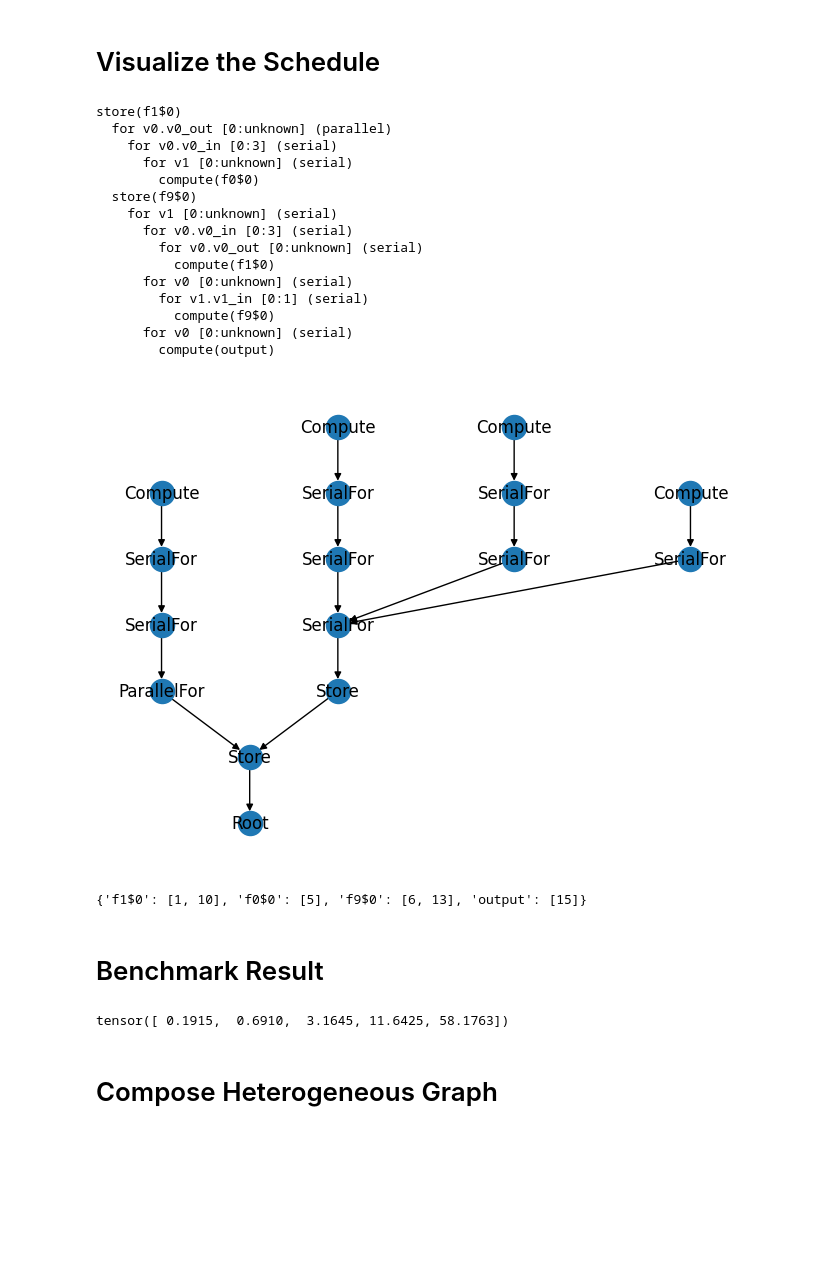
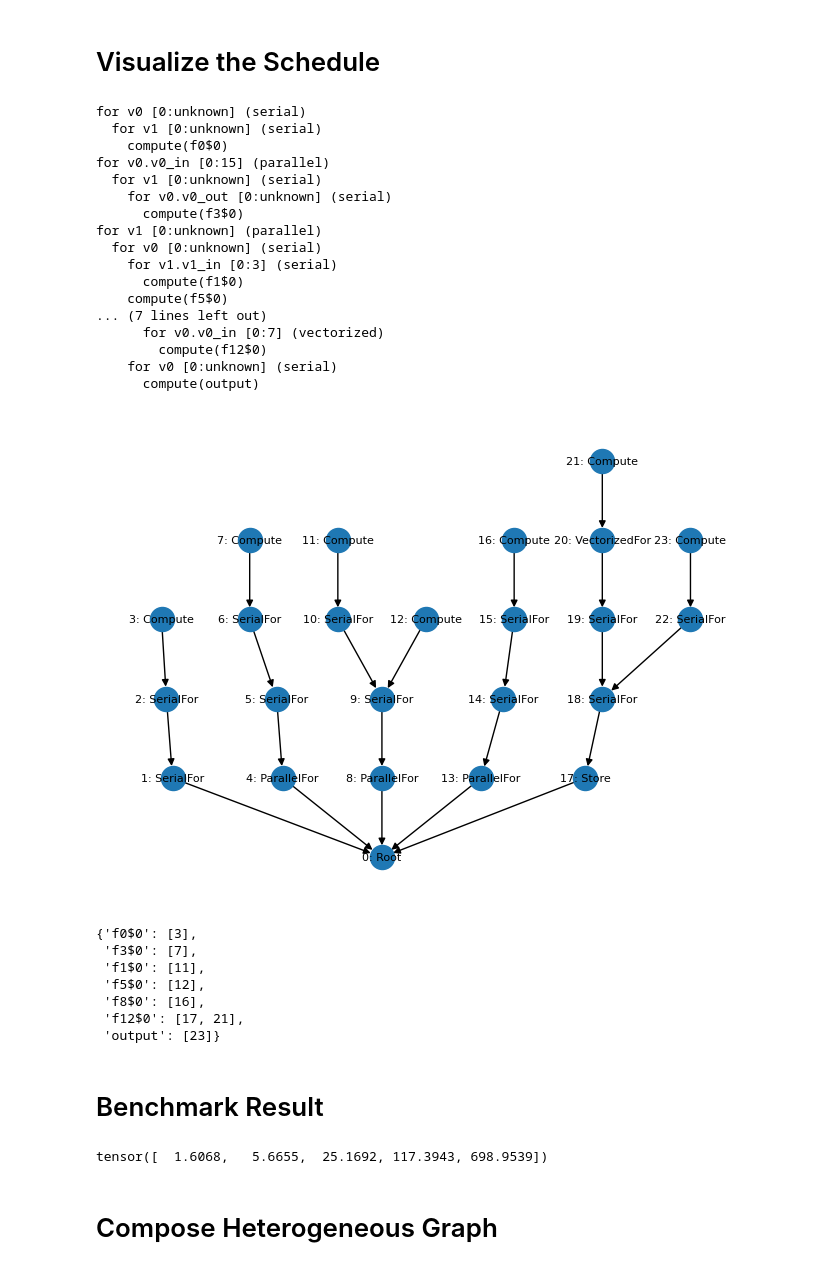
Before and after one commit to fangjunzhou/halide-gnn-cost-model, a Jupyter notebook: notebooks/dataset_playground.ipynb, the cells around one changed output. Saved outputs shown, nothing was run; the diff lists cells and outputs as text; code cells hidden in the pictures; blank space fills up the shorter version.

```diff
--- a/notebooks/dataset_playground.ipynb
+++ b/notebooks/dataset_playground.ipynb
@@ -11,11 +11,13 @@ from networkx.drawing.nx_pydot import graphviz_layout, pydot_layout
 
 from halide_gnn_cost_model.ast_parser import parse_ast, ASTFormatVisitor, ASTGraphVisitor
 from halide_gnn_cost_model.schedule_parser import  parse_schedule, ScheduleFormatVisitor, ScheduleGraphVisitor
+# %%
+PIPELINE_DIR = Path("../resources/pipelines/pipeline_1_0")
 # %% [markdown]
 # Visualize a Pipeline DAG
 # %%
 # Load the pipeline DAG from a JSON file.
-DAG_JSON_PATH = "../resources/pipelines/pipeline_0_0/dag.json"
+DAG_JSON_PATH = PIPELINE_DIR / "dag.json"
 with open(DAG_JSON_PATH, "r") as f:
     dag_data = json.load(f)
 # %%
@@ -43,7 +51,7 @@ func_name_to_id
 # %% [markdown]
 # Visualize the AST
 # %%
-AST_PATH = "../resources/pipelines/pipeline_0_0/ast.json"
+AST_PATH = PIPELINE_DIR / "ast.json"
 with open(AST_PATH, "r") as f:
     ast_data = json.load(f)
 ast_roots = parse_ast(ast_data)
@@ -70,7 +81,7 @@ nx.draw(ast_graph, labels=labels, pos=graphviz_layout(ast_graph, prog="twopi"))
 # %% [markdown]
 # Visualize the Schedule
 # %%
-SCHEDULE_PATH = "../resources/pipelines/pipeline_0_0/schedule.json"
+SCHEDULE_PATH = PIPELINE_DIR / "schedule.json"
 with open(SCHEDULE_PATH, "r") as f:
     schedule_data = json.load(f)
 schedule_root = parse_schedule(schedule_data)
@@ -78,29 +89,31 @@ visitor = ScheduleFormatVisitor()
 schedule_root.accept(visitor)
 print(visitor.get_result())
 # %% [output]
-store(f1$0)
-  for v0.v0_out [0:unknown] (parallel)
-    for v0.v0_in [0:3] (serial)
-      for v1 [0:unknown] (serial)
-        compute(f0$0)
-  store(f9$0)
-    for v1 [0:unknown] (serial)
-      for v0.v0_in [0:3] (serial)
-        for v0.v0_out [0:unknown] (serial)
-          compute(f1$0)
-      for v0 [0:unknown] (serial)
-        for v1.v1_in [0:1] (serial)
-          compute(f9$0)
-      for v0 [0:unknown] (serial)
-        compute(output)
+for v0 [0:unknown] (serial)
+  for v1 [0:unknown] (serial)
+    compute(f0$0)
+for v0.v0_in [0:15] (parallel)
+  for v1 [0:unknown] (serial)
+    for v0.v0_out [0:unknown] (serial)
+      compute(f3$0)
+for v1 [0:unknown] (parallel)
+  for v0 [0:unknown] (serial)
+    for v1.v1_in [0:3] (serial)
+      compute(f1$0)
+    compute(f5$0)
+... (7 lines left out)
+      for v0.v0_in [0:7] (vectorized)
+        compute(f12$0)
+    for v0 [0:unknown] (serial)
+      compute(output)
 # %%
 graph_visitor = ScheduleGraphVisitor()
 schedule_root.accept(graph_visitor)
 schedule_graph = graph_visitor.get_graph()
-labels = {n: schedule_graph.nodes[n]["node_type"] for n in schedule_graph.nodes()}
-nx.draw(schedule_graph, labels=labels, pos=graphviz_layout(schedule_graph, prog="dot"))
+labels = {n: f"{n}: {schedule_graph.nodes[n]['node_type']}" for n in schedule_graph.nodes()}
+nx.draw(schedule_graph, pos=graphviz_layout(schedule_graph, prog="dot"), labels=labels, font_size=8)
 # %% [output]
-[figure, old version]
+[figure, new version]
 # %%
 # Function to schedule loop level mapping
 func_to_loop_levels = {}
@@ -112,18 +125,24 @@ for idx, loop_level in schedule_graph.nodes(data=True):
         func_to_loop_levels[func_name].append(idx)
 func_to_loop_levels
 # %% [output]
-{'f1$0': [1, 10], 'f0$0': [5], 'f9$0': [6, 13], 'output': [15]}
+{'f0$0': [3],
+ 'f3$0': [7],
+ 'f1$0': [11],
+ 'f5$0': [12],
+ 'f8$0': [16],
+ 'f12$0': [17, 21],
+ 'output': [23]}
 # %% [markdown]
 # Benchmark Result
 # %%
 # Pipeline Benchmark Result
-BENCHMARK_PATH = "../resources/pipelines/pipeline_0_0/benchmark.json"
+BENCHMARK_PATH = PIPELINE_DIR / "benchmark.json"
 with open(BENCHMARK_PATH, "r") as f:
     benchmark_data = json.load(f)
 y = torch.tensor([benchmark["real_time"] for benchmark in benchmark_data["benchmarks"]], dtype=torch.float)
 y
 # %% [output]
-tensor([ 0.1915,  0.6910,  3.1645, 11.6425, 58.1763])
+tensor([  1.6068,   5.6655,  25.1692, 117.3943, 698.9539])
 # %% [markdown]
 # Compose Heterogeneous Graph
 # %%
```
Also changed, not shown: parts of 9 cells of this notebook, 4 other files.
